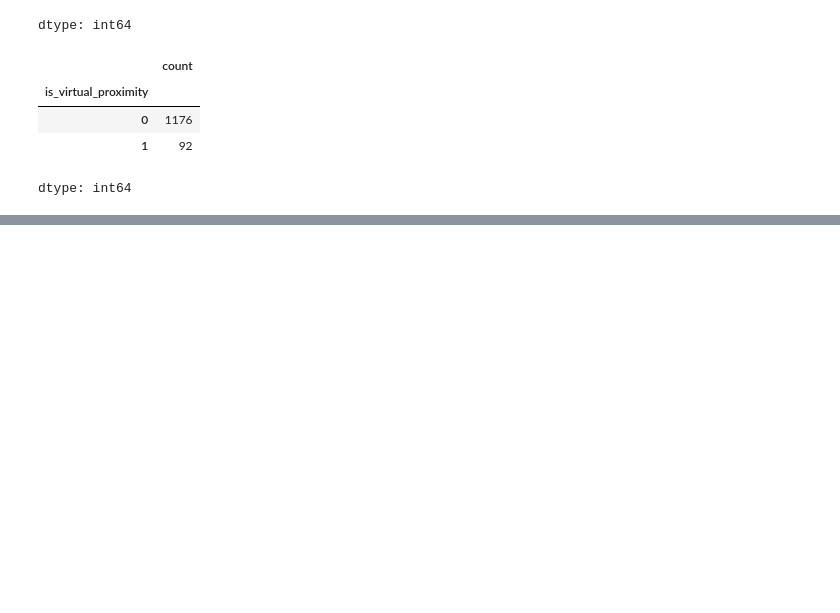
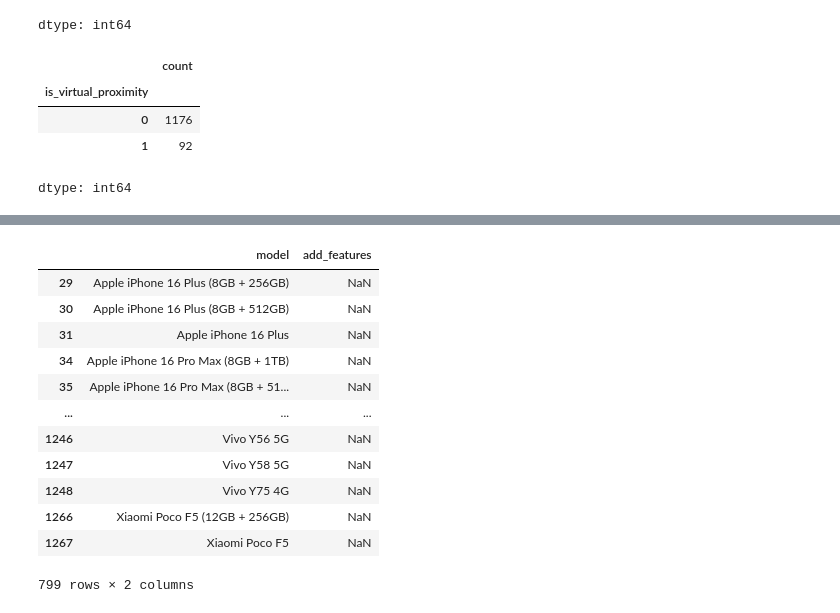
Before and after one commit to rajeshxdatascience/smartphone-recommender-system, a Jupyter notebook: SpecLens_AI_Data_Engineering.ipynb, the cells around one changed output, grey strips where cells are left out. Cells and saved outputs as stored; diff of their text form; code cells hidden in the pictures; blank space fills up the shorter version.

Commit message:
feat: haptic suite complete; mapped raw signals from Bionic (1) to Standard Motors (66) for price tiering

```diff
--- a/SpecLens_AI_Data_Engineering.ipynb
+++ b/SpecLens_AI_Data_Engineering.ipynb
@@ -5384,0 +5406,17 @@ dtype: int64
+# %%
+def extract_haptic_raw(val):
+    val = str(val).lower()
+    # High-End
+    if 'bionic' in val or 'super vibration' in val: return 'Bionic Motor'
+    if 'taptic' in val: return 'Taptic Engine'
+    # Mid-to-High
+    if 'x-axis' in val: return 'X-axis Linear'
+    if 'z-axis' in val: return 'Z-axis Linear'
+    if 'resonant' in val or 'lra' in val: return 'LRA'
+    # Budget/Generic
+    if 'vibration motor' in val or 'rotating mass' in val or 'erm' in val: return 'Standard Motor'
+    if 'haptic motor' in val or 'tactile' in val: return 'Generic Haptic'
+
+    return 'Not Specified'
+
+df['haptic_raw'] = df['add_features'].apply(extract_haptic_raw)
@@ -5384,0 +5437,16 @@ dtype: int64
+# %%
+df[df['haptic_raw'] == 'Not Specified'][['model','add_features']]
+# %% [output]
+|  | model | add_features |
+| 29 | Apple iPhone 16 Plus (8GB + 256GB) | NaN |
+| 30 | Apple iPhone 16 Plus (8GB + 512GB) | NaN |
+| 31 | Apple iPhone 16 Plus | NaN |
+| 34 | Apple iPhone 16 Pro Max (8GB + 1TB) | NaN |
+| 35 | Apple iPhone 16 Pro Max (8GB + 51... | NaN |
+| ... | ... | ... |
+| 1246 | Vivo Y56 5G | NaN |
+| 1247 | Vivo Y58 5G | NaN |
+| 1248 | Vivo Y75 4G | NaN |
+| 1266 | Xiaomi Poco F5 (12GB + 256GB) | NaN |
+| 1267 | Xiaomi Poco F5 | NaN |
+799 rows × 2 columns
```
Also changed, not shown: parts of 2 cells of this notebook.
